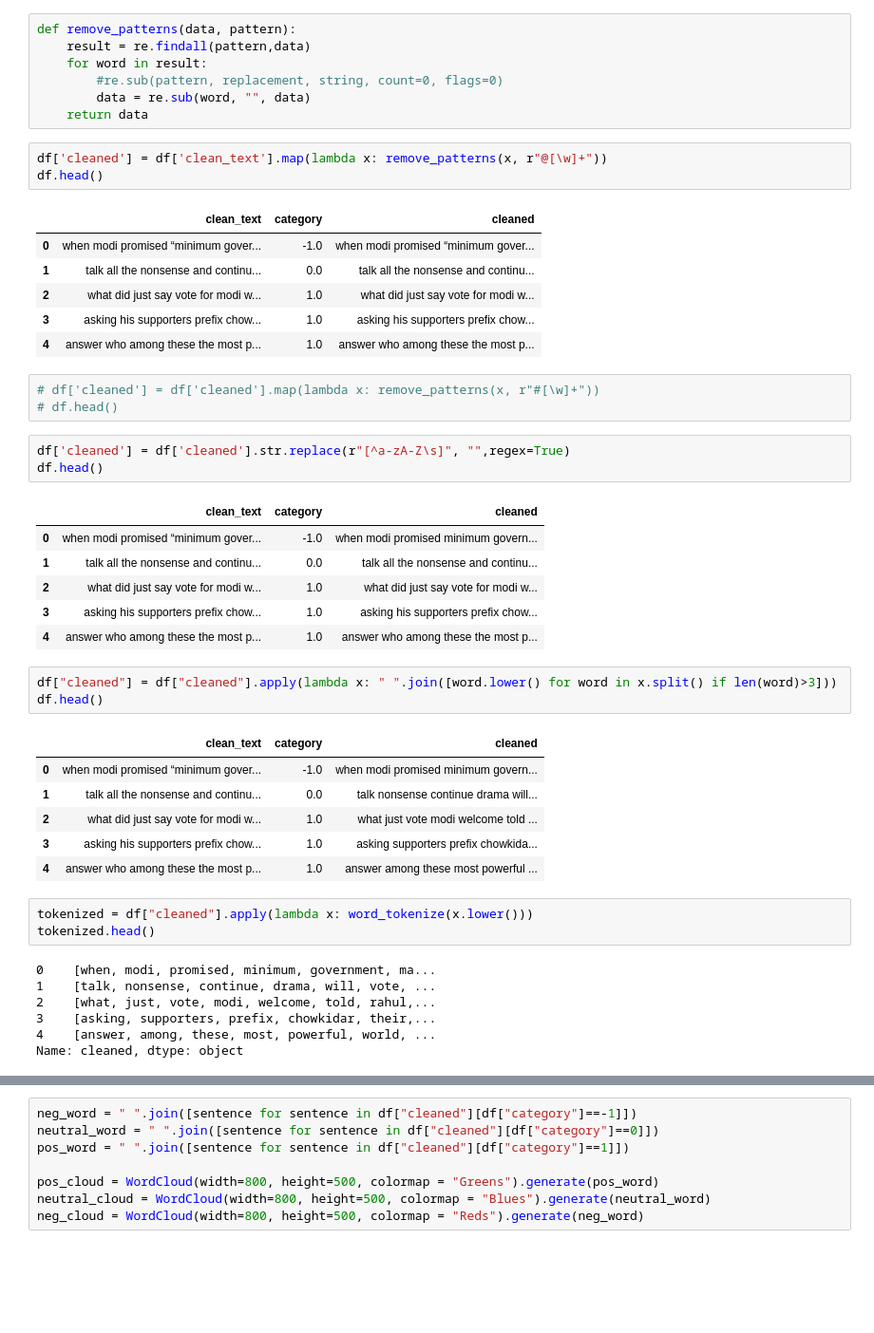
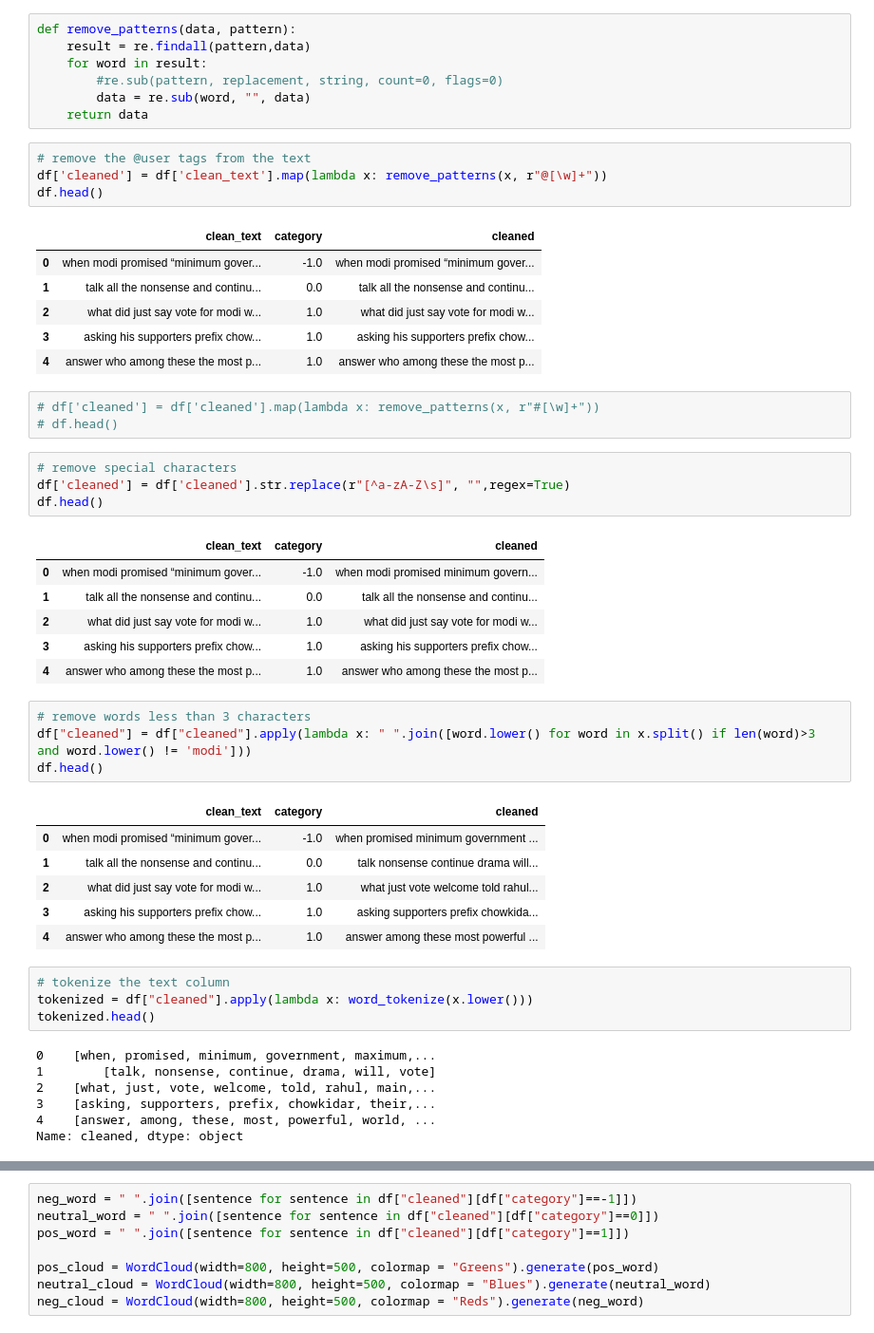
Before and after one commit to MuhammedMahmoud0/Brainwave_Matrix_Intern, a Jupyter notebook: Social Media Sentiment Analysis/notebooks/sentiment_analysis.ipynb, the cells around one changed output, grey strips where cells are left out. Shown at 95% size. Cells and saved outputs as stored; diff of their text form; blank space fills up the shorter version.

```diff
--- a/Social Media Sentiment Analysis/notebooks/sentiment_analysis.ipynb
+++ b/Social Media Sentiment Analysis/notebooks/sentiment_analysis.ipynb
@@ -83,6 +88,7 @@ def remove_patterns(data, pattern):
         data = re.sub(word, "", data)
     return data
 # %%
+# remove the @user tags from the text
 df['cleaned'] = df['clean_text'].map(lambda x: remove_patterns(x, r"@[\w]+"))
 df.head()
 # %% [output]
@@ -96,6 +102,7 @@ df.head()
 # df['cleaned'] = df['cleaned'].map(lambda x: remove_patterns(x, r"#[\w]+"))
 # df.head()
 # %%
+# remove special characters
 df['cleaned'] = df['cleaned'].str.replace(r"[^a-zA-Z\s]", "",regex=True)
 df.head()
 # %% [output]
@@ -106,22 +113,24 @@ df.head()
 | 3 | asking his supporters prefix chow... | 1.0 | asking his supporters prefix chow... |
 | 4 | answer who among these the most p... | 1.0 | answer who among these the most p... |
 # %%
-df["cleaned"] = df["cleaned"].apply(lambda x: " ".join([word.lower() for word in x.split() if len(word)>3]))
+# remove words less than 3 characters
+df["cleaned"] = df["cleaned"].apply(lambda x: " ".join([word.lower() for word in x.split() if len(word)>3 and word.lower() != 'modi']))
 df.head()
 # %% [output]
 |  | clean_text | category | cleaned |
-| 0 | when modi promised “minimum gover... | -1.0 | when modi promised minimum govern... |
+| 0 | when modi promised “minimum gover... | -1.0 | when promised minimum government ... |
 | 1 | talk all the nonsense and continu... | 0.0 | talk nonsense continue drama will... |
-| 2 | what did just say vote for modi w... | 1.0 | what just vote modi welcome told ... |
+| 2 | what did just say vote for modi w... | 1.0 | what just vote welcome told rahul... |
 | 3 | asking his supporters prefix chow... | 1.0 | asking supporters prefix chowkida... |
 | 4 | answer who among these the most p... | 1.0 | answer among these most powerful ... |
 # %%
+# tokenize the text column
 tokenized = df["cleaned"].apply(lambda x: word_tokenize(x.lower()))
 tokenized.head()
 # %% [output]
-0    [when, modi, promised, minimum, government, ma...
-1    [talk, nonsense, continue, drama, will, vote, ...
-2    [what, just, vote, modi, welcome, told, rahul,...
+0    [when, promised, minimum, government, maximum,...
+1        [talk, nonsense, continue, drama, will, vote]
+2    [what, just, vote, welcome, told, rahul, main,...
 3    [asking, supporters, prefix, chowkidar, their,...
 4    [answer, among, these, most, powerful, world, ...
 Name: cleaned, dtype: object
```
Also changed, not shown: parts of 23 cells of this notebook, 2 other files.
